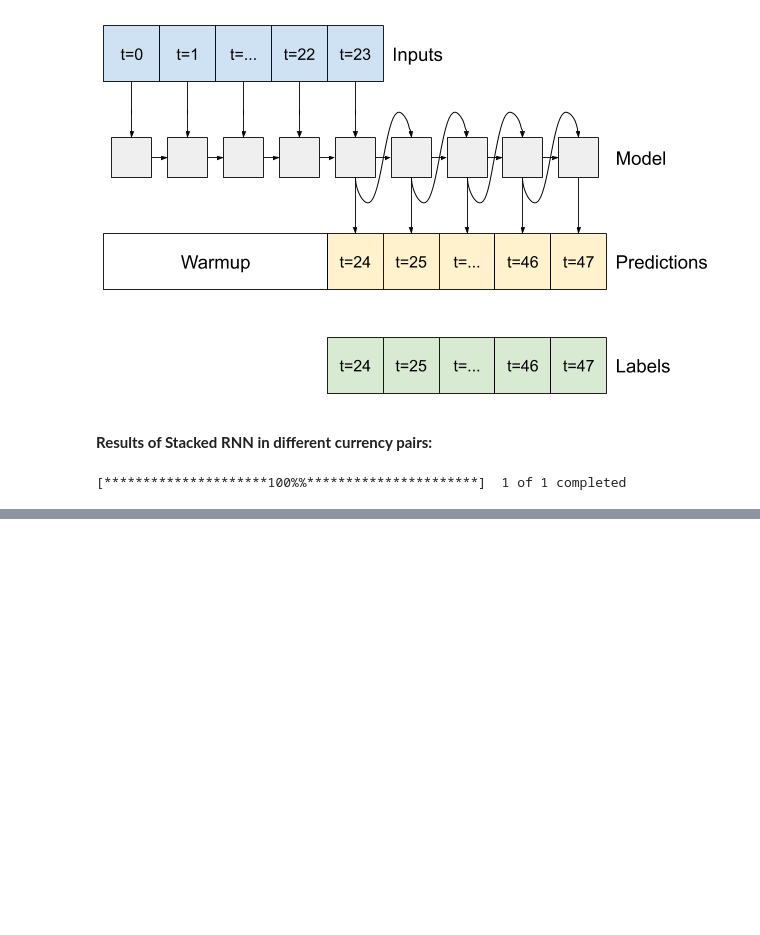
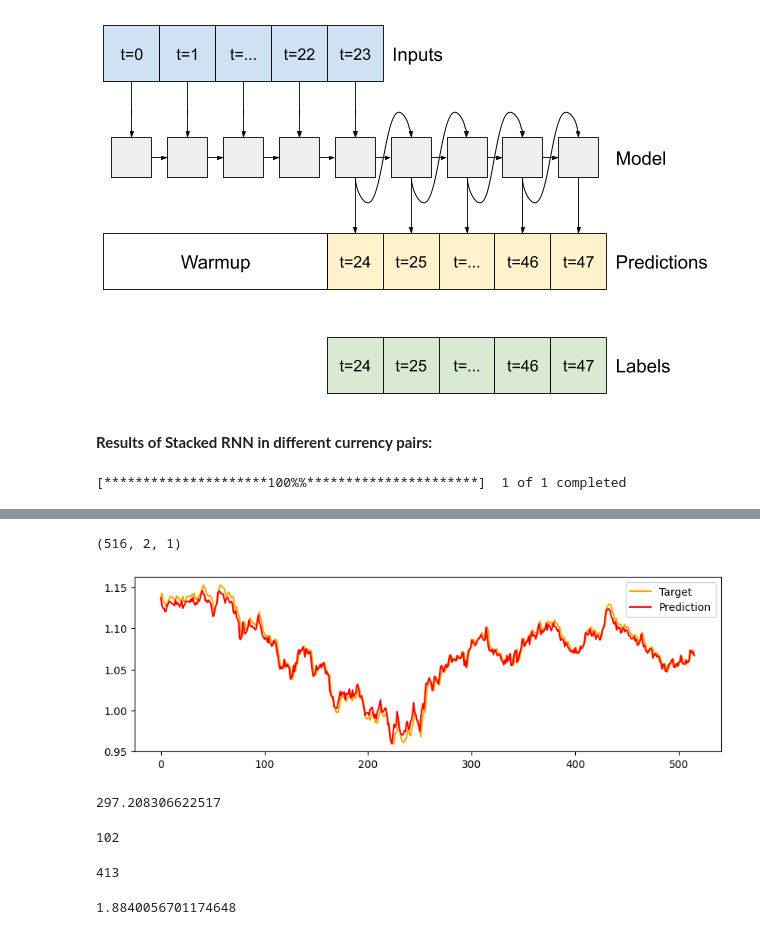
Before and after one commit to ghanbarifereshteh/singlecolorprj, a Jupyter notebook: RNN2Forex.ipynb, the cells around one changed output, grey strips where cells are left out. Saved outputs shown, nothing was run; the diff lists cells and outputs as text; code cells hidden in the pictures; blank space fills up the shorter version.

```diff
--- a/RNN2Forex.ipynb
+++ b/RNN2Forex.ipynb
@@ -642,2 +723,0 @@ NameError: ignored
-# %%
-history,predictions = cocatenated_CNN_RNN(df_stock,300)
@@ -671,0 +724,15 @@ mse, mae....0.0, 0.0
+# %%
+test_inputs.shape
+# %% [output]
+(516, 2, 1)
+# %%
+predictions = scaler.inverse_transform(predictions[:,-1,:])
+test_inputs = scaler.inverse_transform(test_inputs[:,-1,:])
+test_labels = scaler.inverse_transform(test_labels[:,-1,:])
+plt.figure(figsize=(10,3))
+plt.plot(predictions,color='orange', label='Target')
+plt.plot(test_labels,color='red', label='Prediction')
+plt.legend()
+plt.show()
+# %% [output]
+[figure, added]
@@ -671,0 +741,12 @@ mse, mae....0.0, 0.0
+# %%
+capital1
+# %% [output]
+297.208306622517
+# %%
+direction1.count(0)
+# %% [output]
+102
+# %%
+direction1.count(1)
+# %% [output]
+413
@@ -671,0 +756,4 @@ mse, mae....0.0, 0.0
+# %%
+(variance** 0.5)/len(list_profit1)
+# %% [output]
+1.8840056701174648
```
Also changed, not shown: parts of 51 cells of this notebook.
